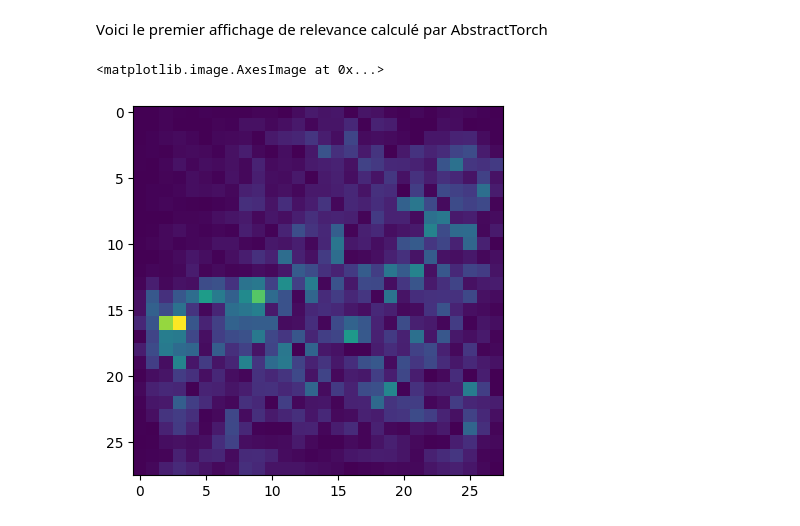
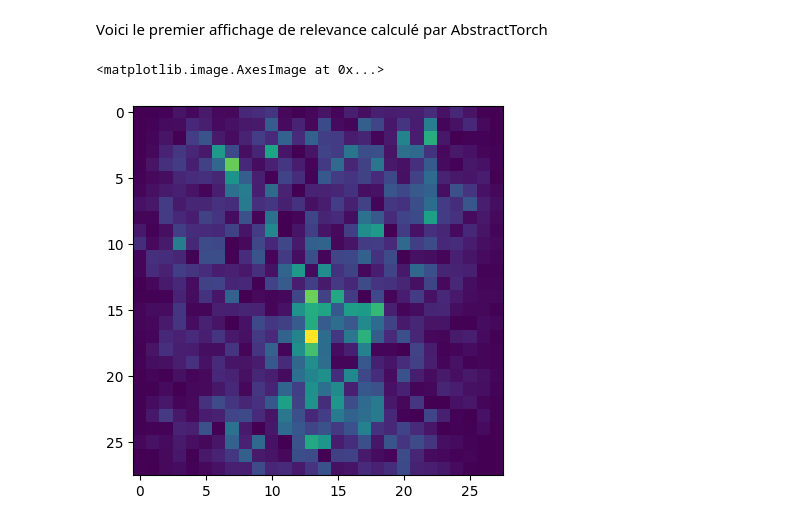
Before and after one commit to guillaume117/AbstractTorch, a Jupyter notebook: protoV1.ipynb, the cells around one changed output. Saved outputs shown, nothing was run; the diff lists cells and outputs as text; code cells hidden in the pictures.

```diff
--- a/protoV1.ipynb
+++ b/protoV1.ipynb
@@ -206,7 +206,7 @@ SimpleModel(
 )
 # %%
 import matplotlib.pyplot as plt
-img, label = dataset_train[0]
+img, label = dataset_train[1]
 plt.imshow(img[0], cmap='gray')
 # %% [output]
 <matplotlib.image.AxesImage at 0x...>
@@ -214,7 +214,10 @@ plt.imshow(img[0], cmap='gray')
 # %%
+max= torch.max(img)
+min = torch.min(img)
+scale = max-min
 from abstract import abstractTensor as AT
 
-x=AT(img.squeeze(0),alpha =0.005*torch.ones(28*28))
+x=AT(img.squeeze(0),alpha =0.001*scale*torch.ones(28*28))
 x=x.abstract_tensor()
 x.shape
 # %% [output]
@@ -223,7 +226,7 @@ torch.Size([786, 28, 28])
 # %%
 with torch.no_grad():
 
-   result,x_min,x_max,x_true=model.abstract_forward(x.unsqueeze(1),add_symbol=True)
+   result,x_min,x_max,x_true=model.abstract_forward(x.unsqueeze(1),add_symbol=False)
 
 
 print(f"y_min       =  {x_min}")
@@ -256,9 +256,9 @@ Trash symbol=  tensor([0., 0., 0., 0., 0., 0., 0., 0., 0., 0.])
 # %% [markdown]
 Voici le premier affichage de relevance calculé par AbstractTorch
 # %%
-result = result[1:785,9]
+result = result[1:785,1]
 result = result.reshape(28,28)
 plt.imshow(torch.abs(result.cpu()).numpy(), cmap='viridis')
 # %% [output]
 <matplotlib.image.AxesImage at 0x...>
-[figure, old version]
+[figure, new version]
```
Also changed, not shown: parts of 2 cells of this notebook, 2 other files.
